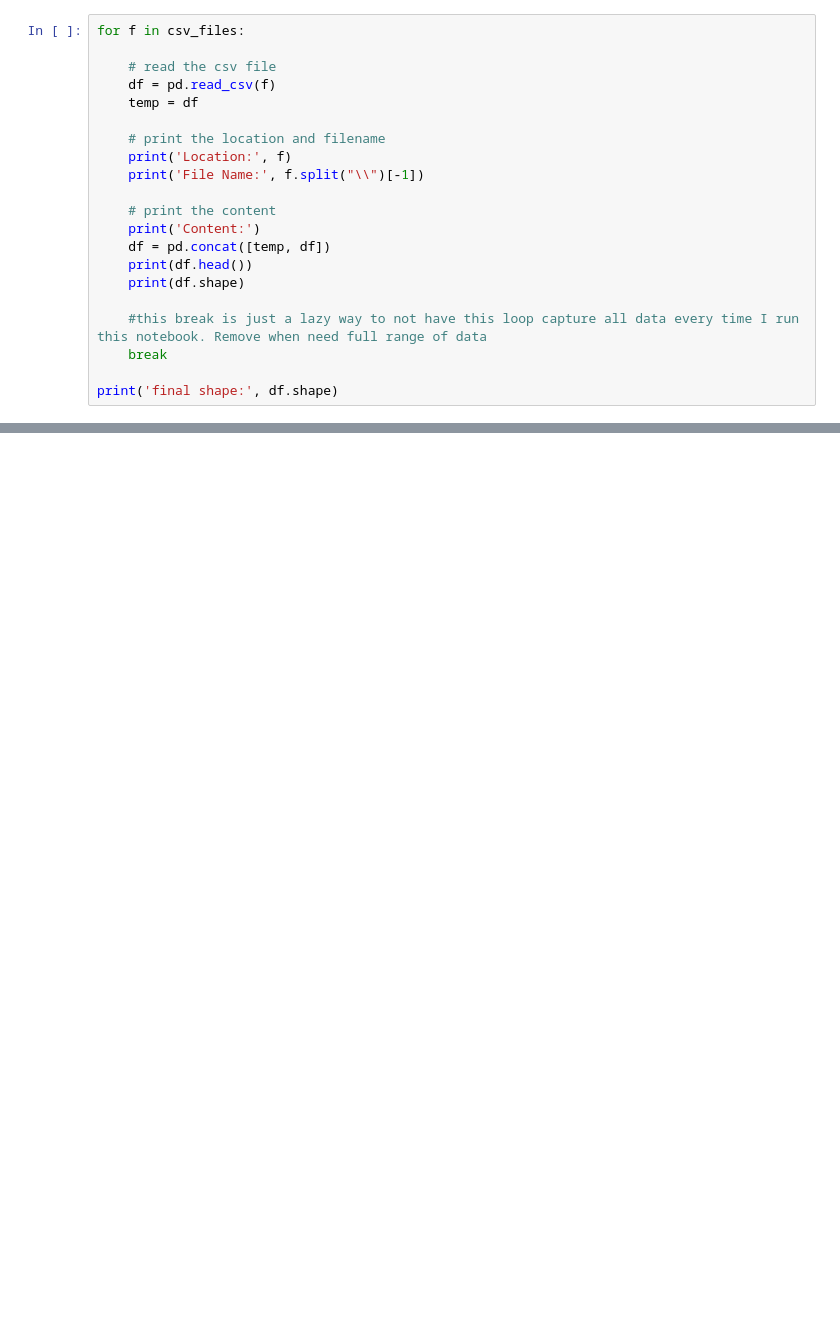
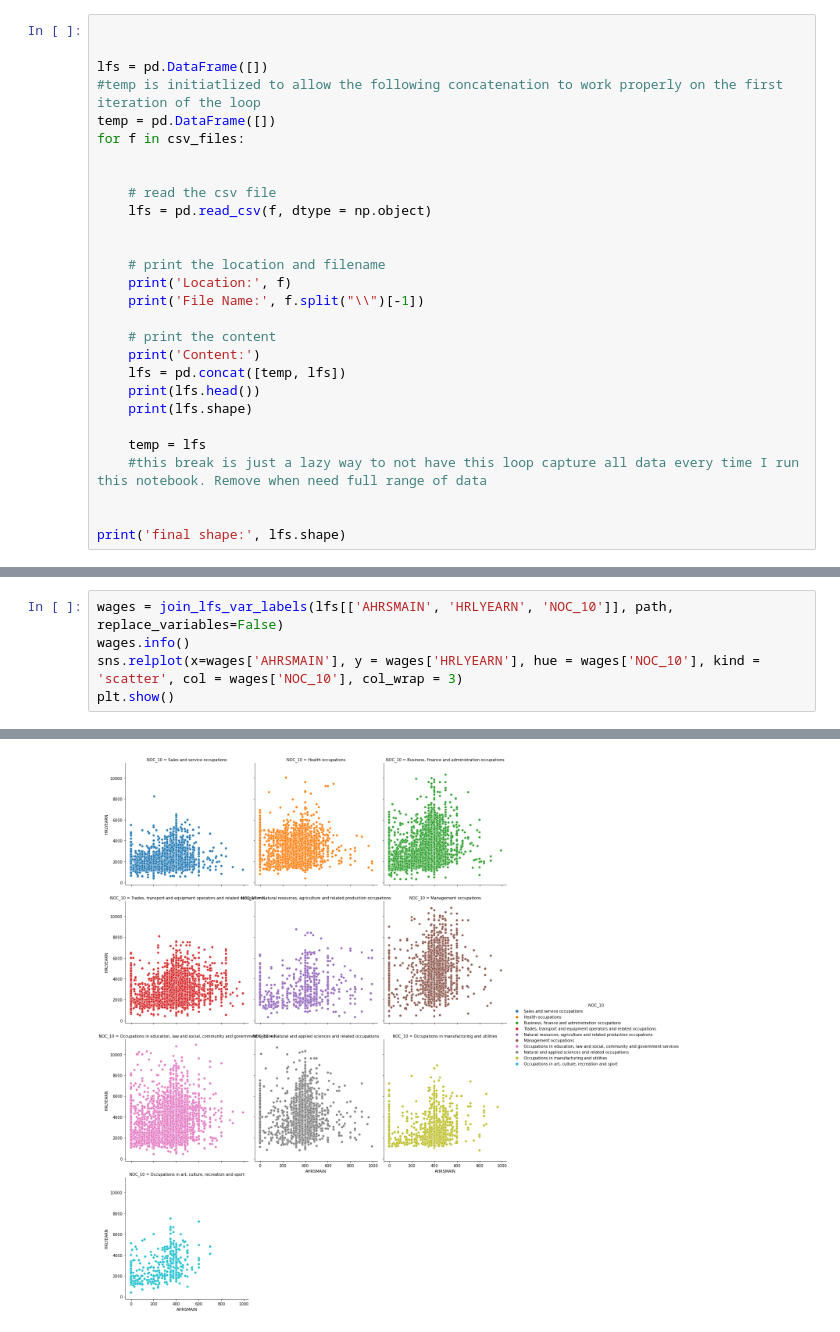
Before and after one commit to rbtessier/stats-can, a Jupyter notebook: lfs-eda.ipynb, the cells around one changed output, grey strips where cells are left out. Saved outputs shown, nothing was run; the diff lists cells and outputs as text; blank space fills up the shorter version.

```diff
--- a/lfs-eda.ipynb
+++ b/lfs-eda.ipynb
@@ -56,9 +61,15 @@ c:\Users\psych\Repos\stats-can/LFS_Jan2021-Feb2022
 # %%
+
+
+lfs = pd.DataFrame([])
+#temp is initiatlized to allow the following concatenation to work properly on the first iteration of the loop
+temp = pd.DataFrame([])
 for f in csv_files:
 
+
     # read the csv file
-    df = pd.read_csv(f)
-    temp = df
+    lfs = pd.read_csv(f, dtype = np.object)
+
 
     # print the location and filename
     print('Location:', f)
@@ -66,12 +77,13 @@ for f in csv_files:
 
     # print the content
     print('Content:')
-    df = pd.concat([temp, df])
-    print(df.head())
-    print(df.shape)
+    lfs = pd.concat([temp, lfs])
+    print(lfs.head())
+    print(lfs.shape)
 
+    temp = lfs
     #this break is just a lazy way to not have this loop capture all data every time I run this notebook. Remove when need full range of data
-    break
 
-print('final shape:', df.shape)
+
+print('final shape:', lfs.shape)
 # %% [output]
@@ -163,0 +147,6 @@ Below I'm going to write a function that, for any subset of the LFS data, replac
+# %%
+wages = join_lfs_var_labels(lfs[['AHRSMAIN', 'HRLYEARN', 'NOC_10']], path, replace_variables=False)
+wages.info()
+sns.relplot(x=wages['AHRSMAIN'], y = wages['HRLYEARN'], hue = wages['NOC_10'], kind = 'scatter', col = wages['NOC_10'], col_wrap = 3)
+plt.show()
+# %% [output]
@@ -163,0 +170 @@ Below I'm going to write a function that, for any subset of the LFS data, replac
+[figure, added]
```
Also changed, not shown: parts of 34 cells of this notebook, 57 other files.
